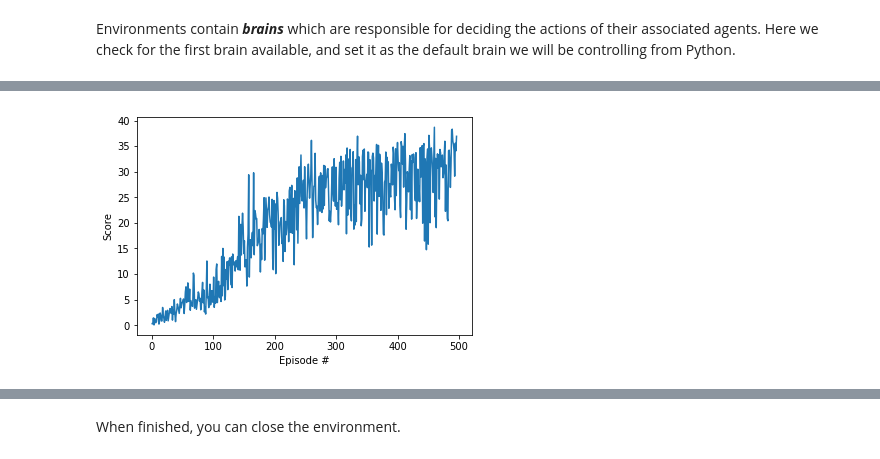
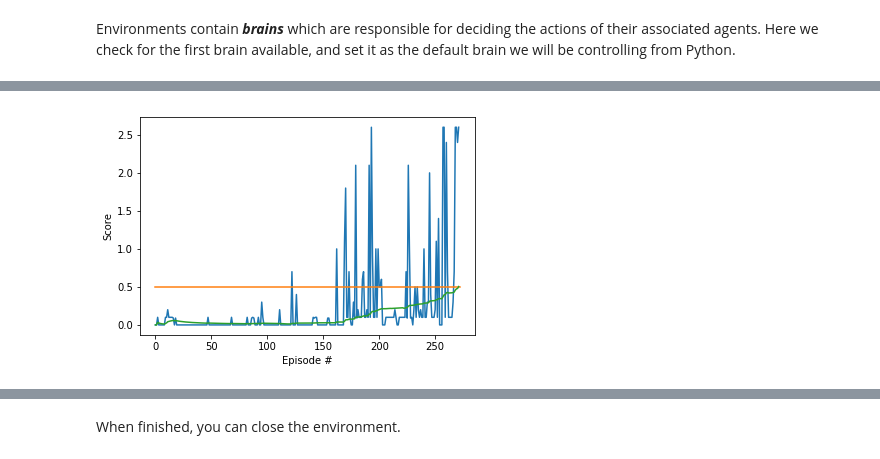
Before and after one commit to yehiahesham/MultiAgent_Gaming_RL_Agents, a Jupyter notebook: Report.ipynb, the cells around one changed output, grey strips where cells are left out. Saved outputs shown, nothing was run; the diff lists cells and outputs as text; code cells hidden in the pictures.

```diff
--- a/Report.ipynb
+++ b/Report.ipynb
@@ -56,0 +27,2 @@ Unity brain name: ReacherBrain
+# %%
+env = UnityEnvironment(file_name="/data/Tennis_Linux_NoVis/Tennis")
@@ -205,26 +199,3 @@ load_weights=False
-# %%
-if(load_weights):
-    for agent in agents:  # Load per agent last checkpoint
-        agent.actor_local.load_state_dict(torch.load('checkpoint_actor.pth'))
-        agent.critic_local.load_state_dict(torch.load('checkpoint_critic.pth'))
-        agent.soft_update(agent.critic_local, agent.critic_target, 1)
-        agent.soft_update(agent.actor_local, agent.actor_target, 1)
-    #test agent before continuing trainning
-    env_info = env.reset(train_mode=True)[brain_name]      # reset the environment
-    states = env_info.vector_observations                  # get the current state (for each agent)
-    scores = np.zeros(num_agents)                          # initialize the score (for each agent)
-    i=0
-    while True:
-        i+=1
-        actions=[]
-        for i in range(num_agents):
-            actions.append(agents[i].act(states[i]))       # select an action (for each agent)
-        env_info = env.step(actions)[brain_name]           # send all actions to tne environment
-        next_states = env_info.vector_observations         # get next state (for each agent)
-        rewards = env_info.rewards                         # get reward (for each agent)
-        dones = env_info.local_done                        # see if episode finished
-        scores += env_info.rewards                         # update the score (for each agent)
-        states = next_states                               # roll over states to next time step
-        if np.any(dones):                                  # exit loop if episode finished
-            break
-    print('Total score (averaged over agents) this episode: {}, for {} steps'.format(np.mean(scores),i))
+# %%
+from ddpg_agent import Agent as DDPG_Agent
+agent= DDPG_Agent(state_size=state_size, action_size=action_size, random_seed=10)
@@ -279,2 +225,0 @@ def ddpg(n_episodes=2000, max_t=1000):
-# %%
-scores = ddpg()
@@ -288,9 +321,13 @@ Environment solved in 496 episodes!     Average Score: 30.05
 # %%
+# scores, average_score, agent_scores
 fig = plt.figure()
 ax = fig.add_subplot(111)
-plt.plot(np.arange(1, len(scores)+1), scores)
+plt.plot(np.arange(len(scores)), scores) #scores
+plt.plot([0,len(scores)], [0.5,0.5]) # Criteria Min Value
+plt.plot(np.arange(len(scores)), average_score) #Avg scores
+
 plt.ylabel('Score')
 plt.xlabel('Episode #')
 plt.show()
 # %% [output]
-[figure, old version]
+[figure, new version]
```
Also changed, not shown: parts of 26 cells of this notebook.
